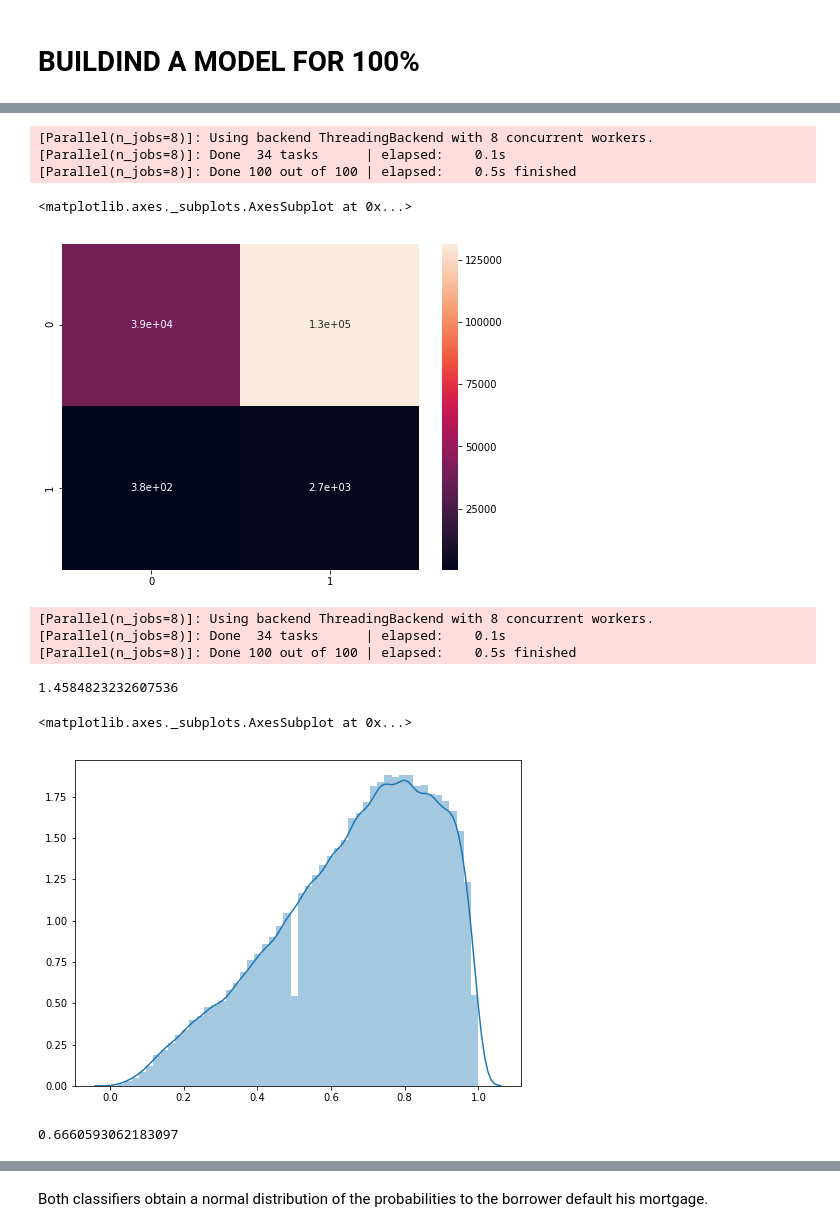
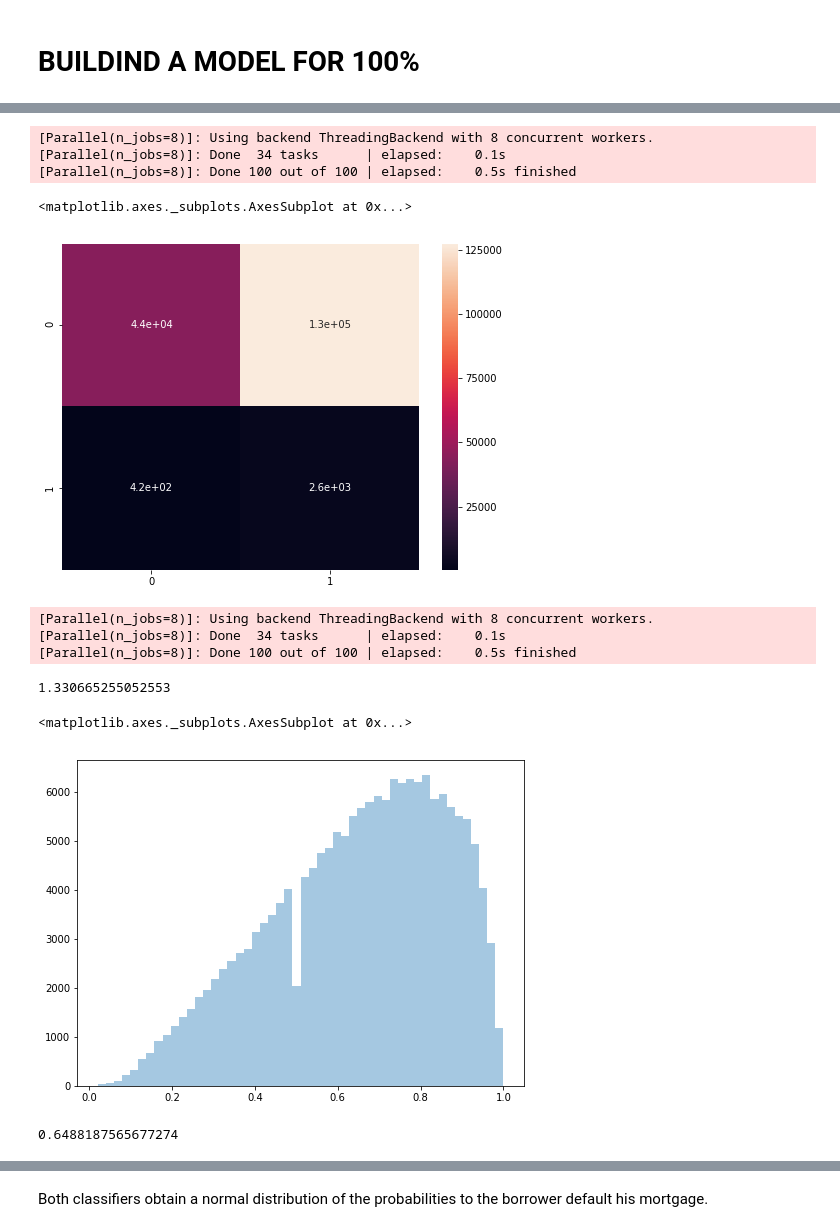
Before and after one commit to lucastravi/mortgage_backed_securities, a Jupyter notebook: mortgage_back_securities.ipynb, the cells around one changed output, grey strips where cells are left out. Saved outputs shown, nothing was run; the diff lists cells and outputs as text; code cells hidden in the pictures.

```diff
--- a/mortgage_back_securities.ipynb
+++ b/mortgage_back_securities.ipynb
@@ -551,7 +551,7 @@ from imblearn.over_sampling import ADASYN
 print("Before OverSampling, counts of label '1': {}".format(sum(y==1)))
 print("Before OverSampling, counts of label '0': {} \n".format(sum(y==0)))
 
-adasyn = ADASYN(sampling_strategy=0.7, random_state=0)
+adasyn = ADASYN(sampling_strategy=0.5, random_state=0)
 X, y = adasyn.fit_sample(X, y.ravel())
 
 print('After OverSampling, the shape of train_X: {}'.format(X.shape))
@@ -865,7 +865,7 @@ X = scaler.fit_transform(X_100)
 print("Before OverSampling, counts of label '1': {}".format(sum(y_100==1)))
 print("Before OverSampling, counts of label '0': {} \n".format(sum(y_100==0)))
 
-adasyn_100 = ADASYN(sampling_strategy=0.7, random_state=0)
+adasyn_100 = ADASYN(sampling_strategy=0.5, random_state=0)
 X_100, y_100 = adasyn_100.fit_sample(X_100, y_100.ravel())
 
 print('After OverSampling, the shape of train_X: {}'.format(X_100.shape))
@@ -933,5 +934,5 @@ Feature ranking:
 # %%
-# Confusion matrix for RandomForestClassifier with 100% of data
+# Confusion matrix for ExtraTreesClassifier with 100% of data
 pred_et_100 = et_cl_100.predict(X_prob)
 cm_et_100 = confusion_matrix(y_prob, pred_et_100)
 plt.figure(figsize = (8, 6))
@@ -941,7 +942,7 @@ sns.heatmap(cm_et_100, annot=True)
 [Parallel(n_jobs=8)]: Done  34 tasks      | elapsed:    0.1s
 [Parallel(n_jobs=8)]: Done 100 out of 100 | elapsed:    0.5s finished
 <matplotlib.axes._subplots.AxesSubplot at 0x...>
-[figure, old version]
+[figure, new version]
 # %%
 pred_prob_et_100 = et_cl_100.predict_proba(X_prob)[:, 1]
 log_loss(y_prob, pred_prob_et_100)
@@ -949,17 +950,17 @@ log_loss(y_prob, pred_prob_et_100)
 [Parallel(n_jobs=8)]: Using backend ThreadingBackend with 8 concurrent workers.
 [Parallel(n_jobs=8)]: Done  34 tasks      | elapsed:    0.1s
 [Parallel(n_jobs=8)]: Done 100 out of 100 | elapsed:    0.5s finished
-1.4584823232607536
+1.330665255052553
 # %%
 plt.figure(figsize = (8, 6))
-sns.distplot(pred_prob_et_100, hist=True, kde=True, rug=False )
+sns.distplot(pred_prob_et_100, hist=True, kde=False, rug=False )
 # %% [output]
 <matplotlib.axes._subplots.AxesSubplot at 0x...>
-[figure, old version]
+[figure, new version]
 # %%
 pred_prob_et_100.mean()
 # %% [output]
-0.6660593062183097
+0.6488187565677274
 # %%
 # Create a Random Forest Classifier with 100% of the data
 rf_cl_100 = rf_cl.fit(X_100, y_100)
```
Also changed, not shown: parts of 25 cells of this notebook, 1 other file.
